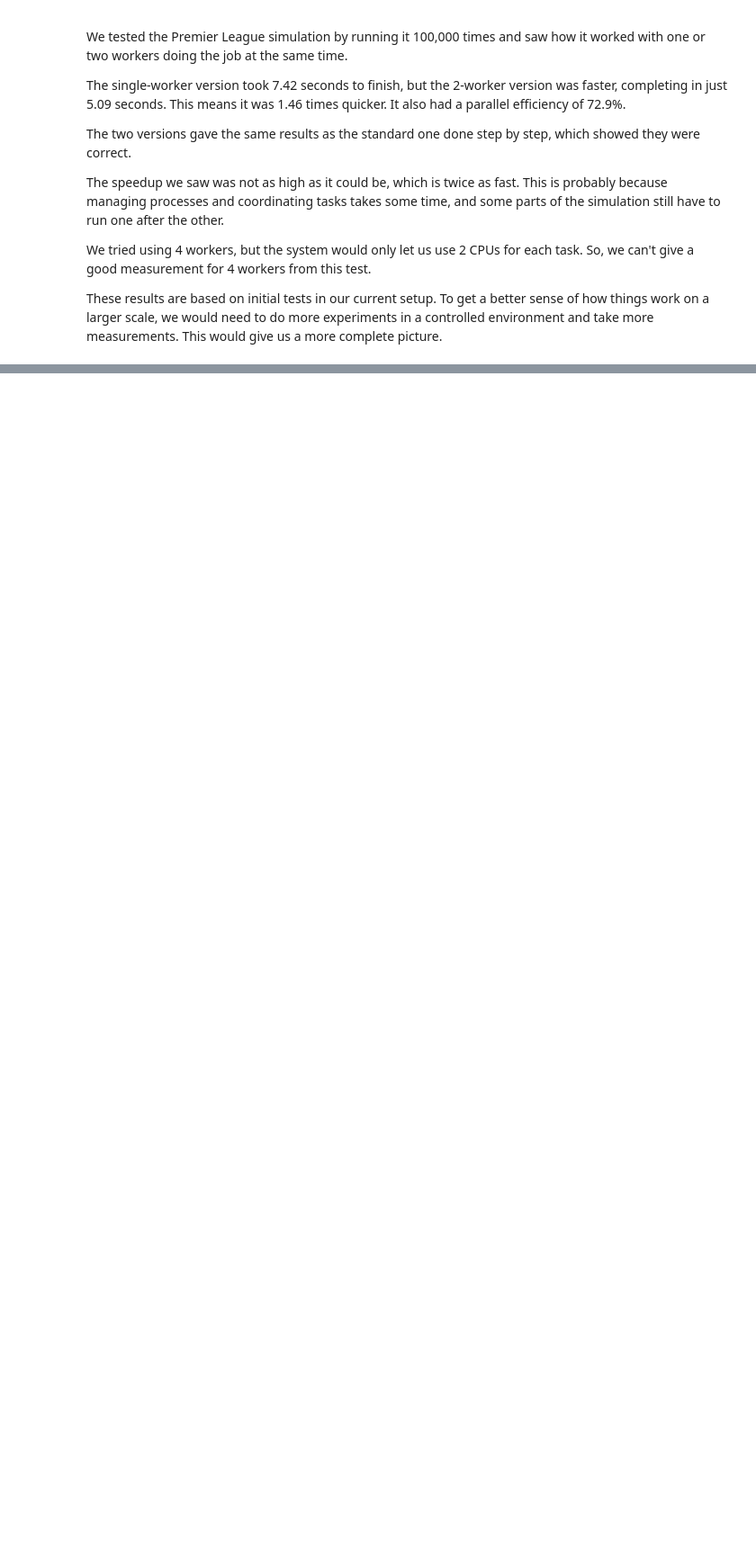
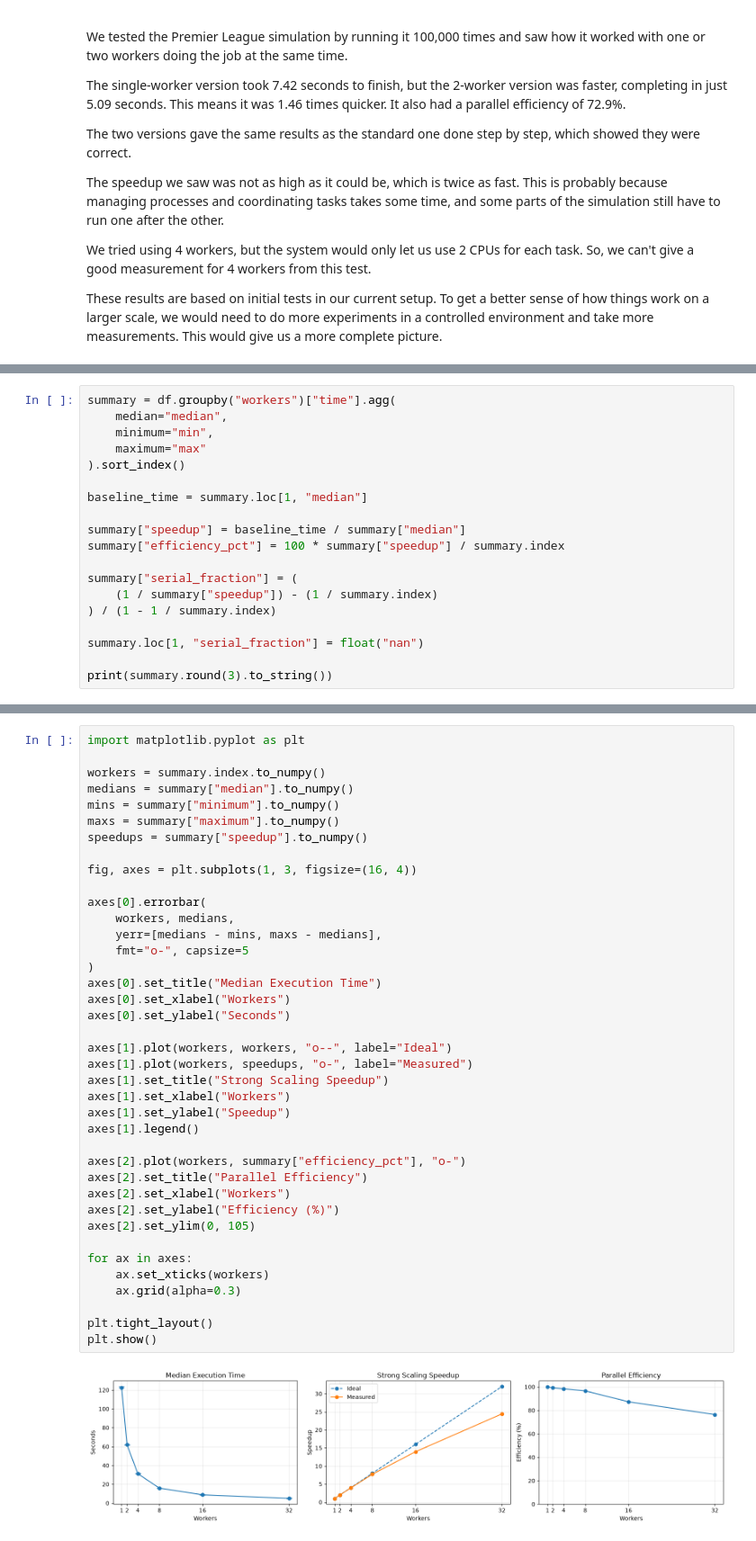
Before and after one commit to abaurrecoechieu2024-collab/ospc-premier-league-simulation, a Jupyter notebook: analysis/scaling.ipynb, the cells around one changed output, grey strips where cells are left out. Shown at 90% size. Drawn from its saved outputs; the diff is of its cells as text; blank space fills up the shorter version.

Commit message:
Complete Task D cluster scaling and profiling analysis

```diff
--- a/analysis/scaling.ipynb
+++ b/analysis/scaling.ipynb
@@ -166,0 +188,19 @@ These results are based on initial tests in our current setup. To get a better s
+# %%
+summary = df.groupby("workers")["time"].agg(
+    median="median",
+    minimum="min",
+    maximum="max"
+).sort_index()
+
+baseline_time = summary.loc[1, "median"]
+
+summary["speedup"] = baseline_time / summary["median"]
+summary["efficiency_pct"] = 100 * summary["speedup"] / summary.index
+
+summary["serial_fraction"] = (
+    (1 / summary["speedup"]) - (1 / summary.index)
+) / (1 - 1 / summary.index)
+
+summary.loc[1, "serial_fraction"] = float("nan")
+
+print(summary.round(3).to_string())
@@ -166,0 +216,41 @@ These results are based on initial tests in our current setup. To get a better s
+# %%
+import matplotlib.pyplot as plt
+
+workers = summary.index.to_numpy()
+medians = summary["median"].to_numpy()
+mins = summary["minimum"].to_numpy()
+maxs = summary["maximum"].to_numpy()
+speedups = summary["speedup"].to_numpy()
+
+fig, axes = plt.subplots(1, 3, figsize=(16, 4))
+
+axes[0].errorbar(
+    workers, medians,
+    yerr=[medians - mins, maxs - medians],
+    fmt="o-", capsize=5
+)
+axes[0].set_title("Median Execution Time")
+axes[0].set_xlabel("Workers")
+axes[0].set_ylabel("Seconds")
+
+axes[1].plot(workers, workers, "o--", label="Ideal")
+axes[1].plot(workers, speedups, "o-", label="Measured")
+axes[1].set_title("Strong Scaling Speedup")
+axes[1].set_xlabel("Workers")
+axes[1].set_ylabel("Speedup")
+axes[1].legend()
+
+axes[2].plot(workers, summary["efficiency_pct"], "o-")
+axes[2].set_title("Parallel Efficiency")
+axes[2].set_xlabel("Workers")
+axes[2].set_ylabel("Efficiency (%)")
+axes[2].set_ylim(0, 105)
+
+for ax in axes:
+    ax.set_xticks(workers)
+    ax.grid(alpha=0.3)
+
+plt.tight_layout()
+plt.show()
+# %% [output]
+[figure, added]
```
Also changed, not shown: parts of 3 cells of this notebook, 1 other file.
